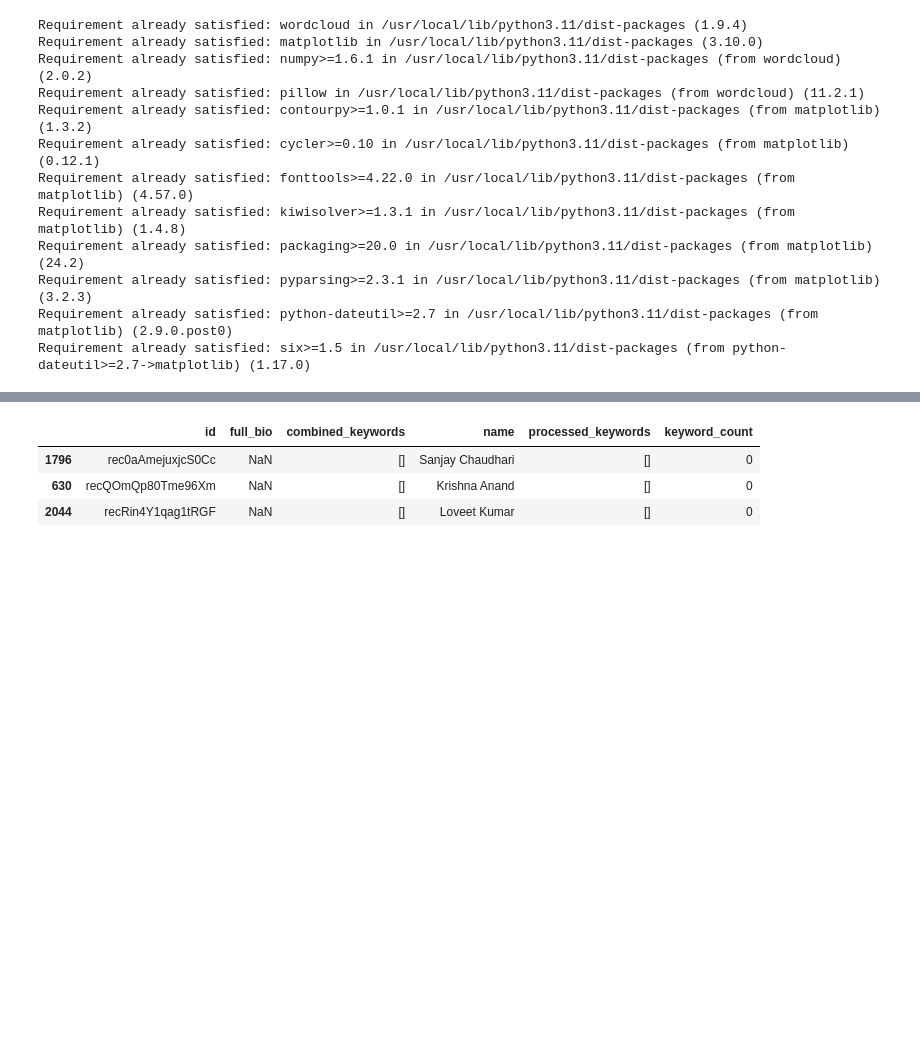
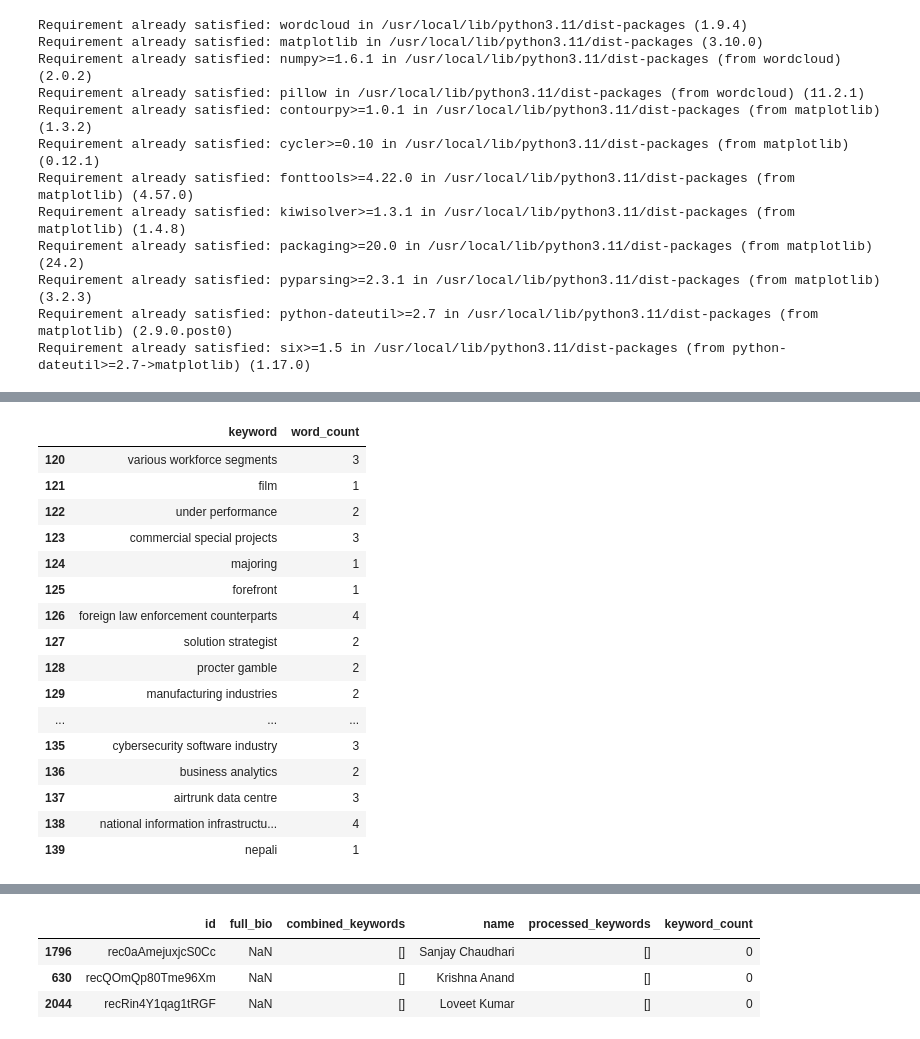
Before and after one commit to AdvisorySG/mentorship-da, a Jupyter notebook: AI-Recco/results-analysis.ipynb, the cells around one changed output, grey strips where cells are left out. Cells and saved outputs as stored; diff of their text form; code cells hidden in the pictures; blank space fills up the shorter version.

```diff
--- a/AI-Recco/results-analysis.ipynb
+++ b/AI-Recco/results-analysis.ipynb
@@ -334,3 +468,27 @@ plt.show()
+# %%
+# random filtering for sanity check
+START = 115
+END = 13
+
+filtered_keywords_df[START:END]
+# %% [output]
+|  | keyword | word_count |
+| 120 | various workforce segments | 3 |
+| 121 | film | 1 |
+| 122 | under performance | 2 |
+| 123 | commercial special projects | 3 |
+| 124 | majoring | 1 |
+| 125 | forefront | 1 |
+| 126 | foreign law enforcement counterparts | 4 |
+| 127 | solution strategist | 2 |
+| 128 | procter gamble | 2 |
+| 129 | manufacturing industries | 2 |
+| ... | ... | ... |
+| 135 | cybersecurity software industry | 3 |
+| 136 | business analytics | 2 |
+| 137 | airtrunk data centre | 3 |
+| 138 | national information infrastructu... | 4 |
+| 139 | nepali | 1 |
 # %%
 import csv
 # %%
```
Also changed, not shown: parts of 23 cells of this notebook.
